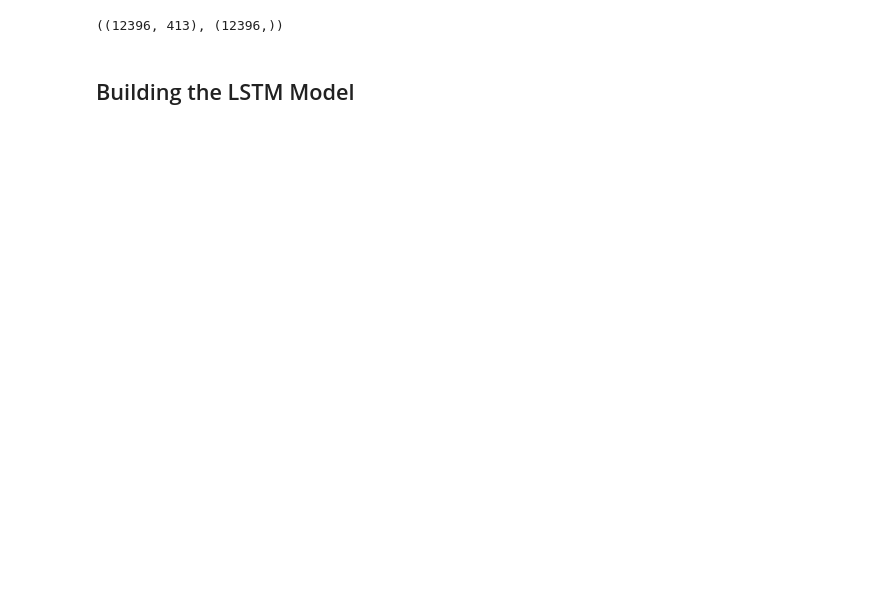
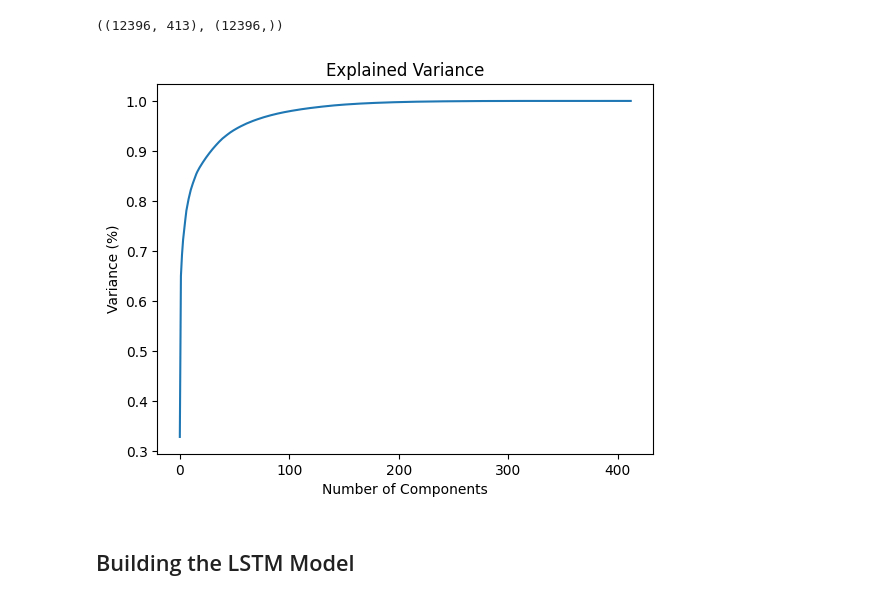
Before and after one commit to JasonHysy/Nba-Sports-Betting-Model, a Jupyter notebook: NBA Betting Model/NBA_LSTM.ipynb, the cells around one changed output. Drawn from its saved outputs; the diff is of its cells as text; code cells hidden in the pictures; blank space fills up the shorter version.

```diff
--- a/NBA Betting Model/NBA_LSTM.ipynb
+++ b/NBA Betting Model/NBA_LSTM.ipynb
@@ -418,3 +421,21 @@ X_train, X_test, y_train, y_test = train_test_split(X, y, test_size=0.2, random_
 X_train.shape, y_train.shape
 # %% [output]
 ((12396, 413), (12396,))
+# %%
+## create list of features
+#Fitting the PCA algorithm with our Data
+from sklearn.decomposition import PCA
+import matplotlib.pyplot as plt
+import numpy as np
+
+
+pca = PCA().fit(X_train)
+#Plotting the Cumulative Summation of the Explained Variance
+plt.figure()
+plt.plot(np.cumsum(pca.explained_variance_ratio_))
+plt.xlabel('Number of Components')
+plt.ylabel('Variance (%)') #for each component
+plt.title('Explained Variance')
+plt.show()
+# %% [output]
+[figure, added]
```
Also changed, not shown: parts of 7 cells of this notebook, 2 other files.
